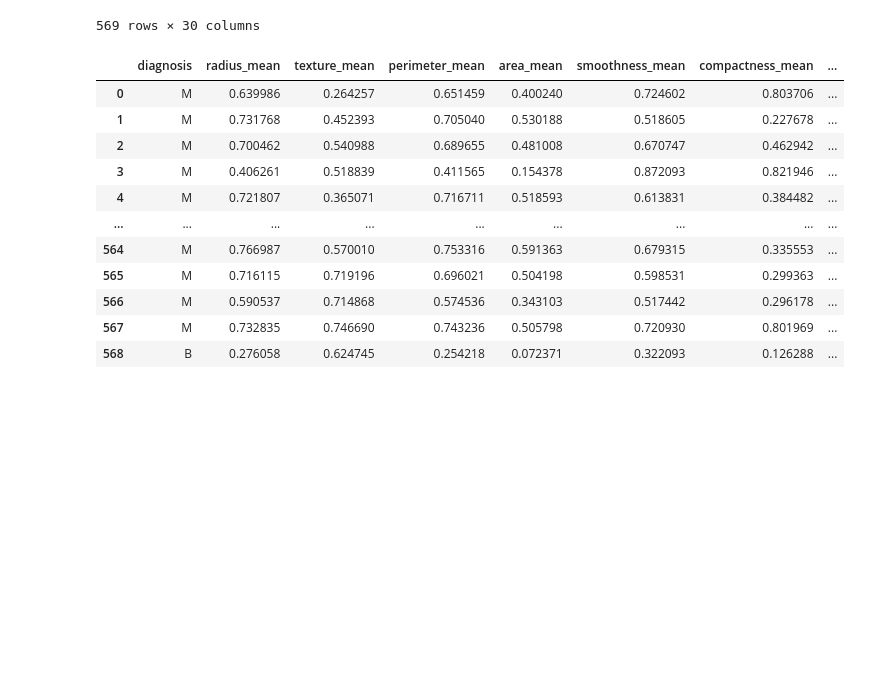
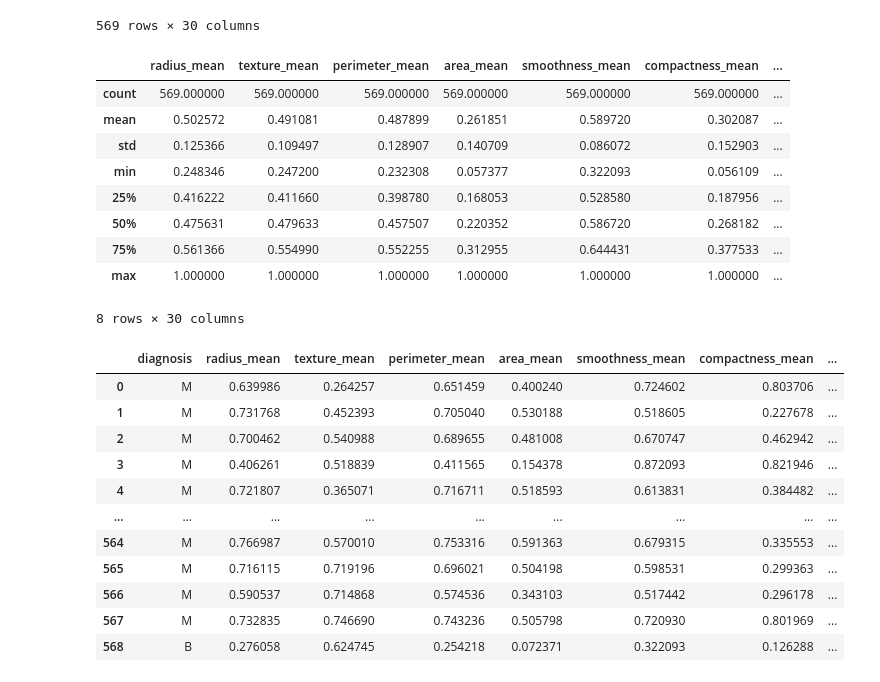
Before and after one commit to Code-By-Rob/k-nn_breast_cancer_classification, a Jupyter notebook: k-nn_breast_cancer.ipynb, the cells around one changed output. Saved outputs shown, nothing was run; the diff lists cells and outputs as text; code cells hidden in the pictures; blank space fills up the shorter version.

```diff
--- a/k-nn_breast_cancer.ipynb
+++ b/k-nn_breast_cancer.ipynb
@@ -71,6 +91,20 @@ subset # Normalised between 0 and 1
 | 567 | 0.732835 | 0.746690 | 0.743236 | 0.505798 | 0.720930 | 0.801969 | ... |
 | 568 | 0.276058 | 0.624745 | 0.254218 | 0.072371 | 0.322093 | 0.126288 | ... |
 569 rows × 30 columns
+# %%
+# The describe method allows us to view statistical data of our dataset
+subset.describe()
+# %% [output]
+|  | radius_mean | texture_mean | perimeter_mean | area_mean | smoothness_mean | compactness_mean | ... |
+| count | 569.000000 | 569.000000 | 569.000000 | 569.000000 | 569.000000 | 569.000000 | ... |
+| mean | 0.502572 | 0.491081 | 0.487899 | 0.261851 | 0.589720 | 0.302087 | ... |
+| std | 0.125366 | 0.109497 | 0.128907 | 0.140709 | 0.086072 | 0.152903 | ... |
+| min | 0.248346 | 0.247200 | 0.232308 | 0.057377 | 0.322093 | 0.056109 | ... |
+| 25% | 0.416222 | 0.411660 | 0.398780 | 0.168053 | 0.528580 | 0.187956 | ... |
+| 50% | 0.475631 | 0.479633 | 0.457507 | 0.220352 | 0.586720 | 0.268182 | ... |
+| 75% | 0.561366 | 0.554990 | 0.552255 | 0.312955 | 0.644431 | 0.377533 | ... |
+| max | 1.000000 | 1.000000 | 1.000000 | 1.000000 | 1.000000 | 1.000000 | ... |
+8 rows × 30 columns
 # %%
 df[subset.columns] = subset # add the normalised subset to the df
 # %%
```
Also changed, not shown: parts of 53 cells of this notebook.
